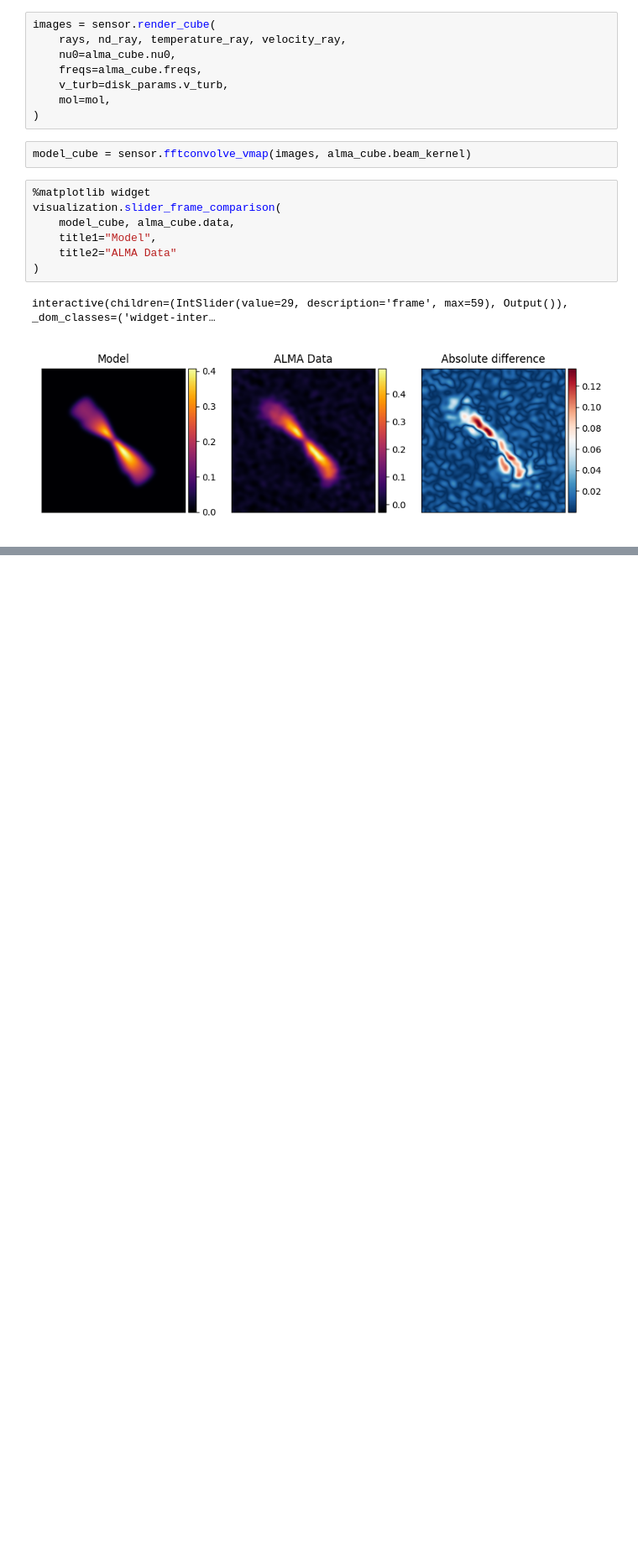
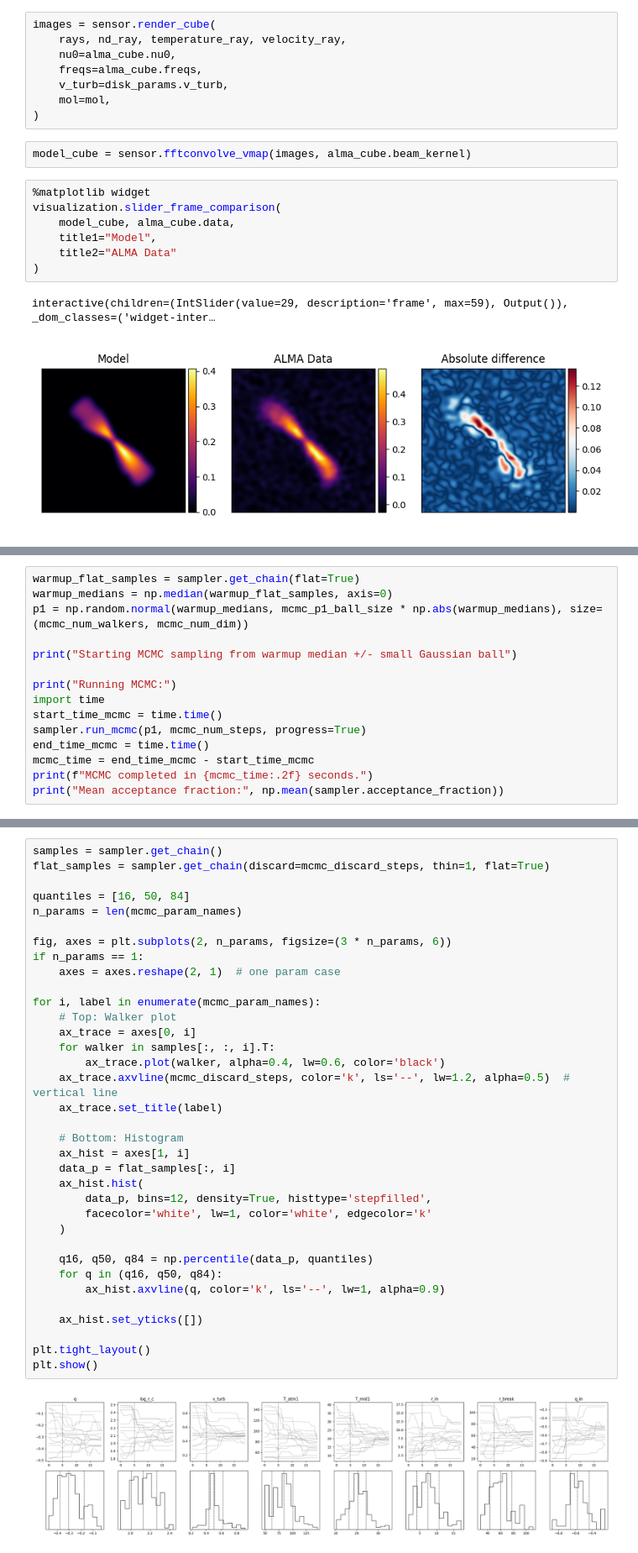
Before and after one commit to tcig-cips/radjax, a Jupyter notebook: tutorials/tutorial06-mcmc-inference-alma-data.ipynb, the cells around one changed output, grey strips where cells are left out. Shown at 84% size. Cells and saved outputs as stored; diff of their text form; blank space fills up the shorter version.

Commit message:
Tutorial 06 working ALMA MCMC code

```diff
--- a/tutorials/tutorial06-mcmc-inference-alma-data.ipynb
+++ b/tutorials/tutorial06-mcmc-inference-alma-data.ipynb
@@ -333,0 +279,15 @@ emcee_state = sampler.run_mcmc(p0, nsteps, progress=True)
+# %%
+warmup_flat_samples = sampler.get_chain(flat=True)
+warmup_medians = np.median(warmup_flat_samples, axis=0)
+p1 = np.random.normal(warmup_medians, mcmc_p1_ball_size * np.abs(warmup_medians), size=(mcmc_num_walkers, mcmc_num_dim))
+
+print("Starting MCMC sampling from warmup median +/- small Gaussian ball")
+
+print("Running MCMC:")
+import time
+start_time_mcmc = time.time()
+sampler.run_mcmc(p1, mcmc_num_steps, progress=True)
+end_time_mcmc = time.time()
+mcmc_time = end_time_mcmc - start_time_mcmc
+print(f"MCMC completed in {mcmc_time:.2f} seconds.")
+print("Mean acceptance fraction:", np.mean(sampler.acceptance_fraction))
@@ -333,0 +332,37 @@ emcee_state = sampler.run_mcmc(p0, nsteps, progress=True)
+# %%
+samples = sampler.get_chain()
+flat_samples = sampler.get_chain(discard=mcmc_discard_steps, thin=1, flat=True)
+
+quantiles = [16, 50, 84]
+n_params = len(mcmc_param_names)
+
+fig, axes = plt.subplots(2, n_params, figsize=(3 * n_params, 6))
+if n_params == 1:
+    axes = axes.reshape(2, 1)  # one param case
+
+for i, label in enumerate(mcmc_param_names):
+    # Top: Walker plot
+    ax_trace = axes[0, i]
+    for walker in samples[:, :, i].T:
+        ax_trace.plot(walker, alpha=0.4, lw=0.6, color='black')
+    ax_trace.axvline(mcmc_discard_steps, color='k', ls='--', lw=1.2, alpha=0.5)  # vertical line
+    ax_trace.set_title(label)
+
+    # Bottom: Histogram
+    ax_hist = axes[1, i]
+    data_p = flat_samples[:, i]
+    ax_hist.hist(
+        data_p, bins=12, density=True, histtype='stepfilled',
+        facecolor='white', lw=1, color='white', edgecolor='k'
+    )
+
+    q16, q50, q84 = np.percentile(data_p, quantiles)
+    for q in (q16, q50, q84):
+        ax_hist.axvline(q, color='k', ls='--', lw=1, alpha=0.9)
+
+    ax_hist.set_yticks([])
+
+plt.tight_layout()
+plt.show()
+# %% [output]
+[figure, added]
```
Also changed, not shown: parts of 10 cells of this notebook.
